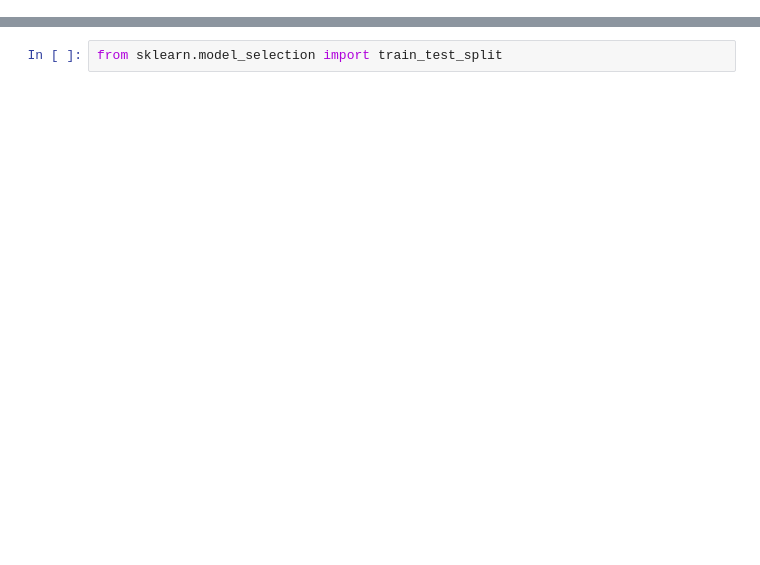
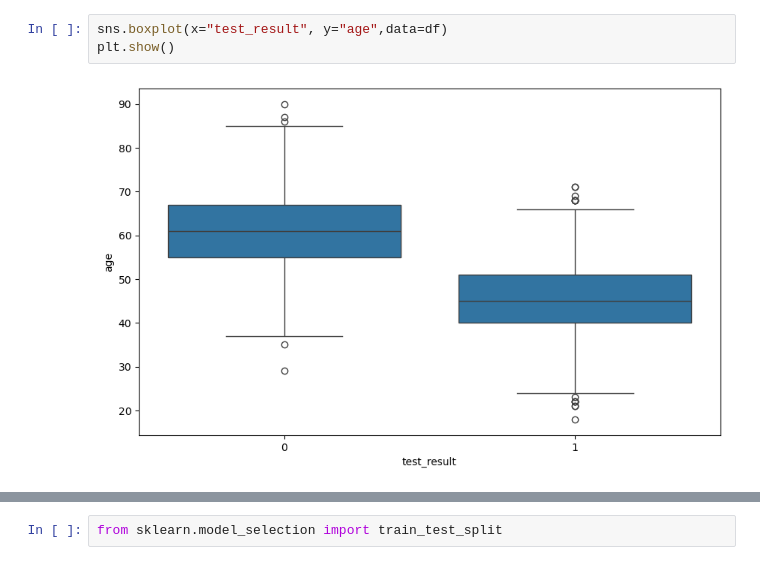
Before and after one commit to TarlanShukur/ML, a Jupyter notebook: ml.ipynb, the cells around one changed output, grey strips where cells are left out. Saved outputs shown, nothing was run; the diff lists cells and outputs as text; blank space fills up the shorter version.

```diff
--- a/ml.ipynb
+++ b/ml.ipynb
@@ -21,0 +83,5 @@ df.head()
+# %%
+sns.boxplot(x="test_result", y="age",data=df)
+plt.show()
+# %% [output]
+[figure, added]
```
Also changed, not shown: parts of 148 cells of this notebook, 2 other files.
